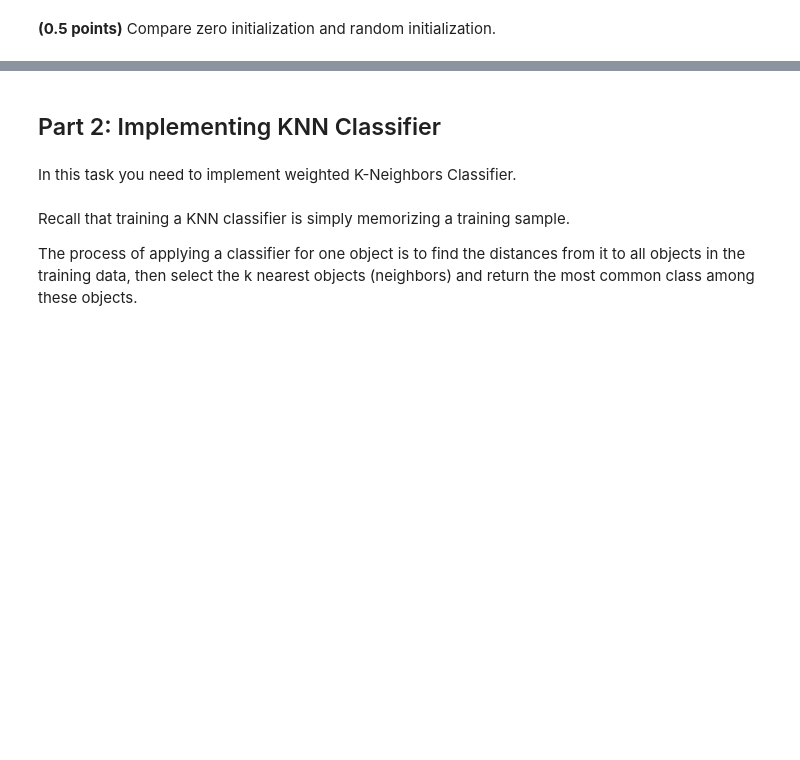
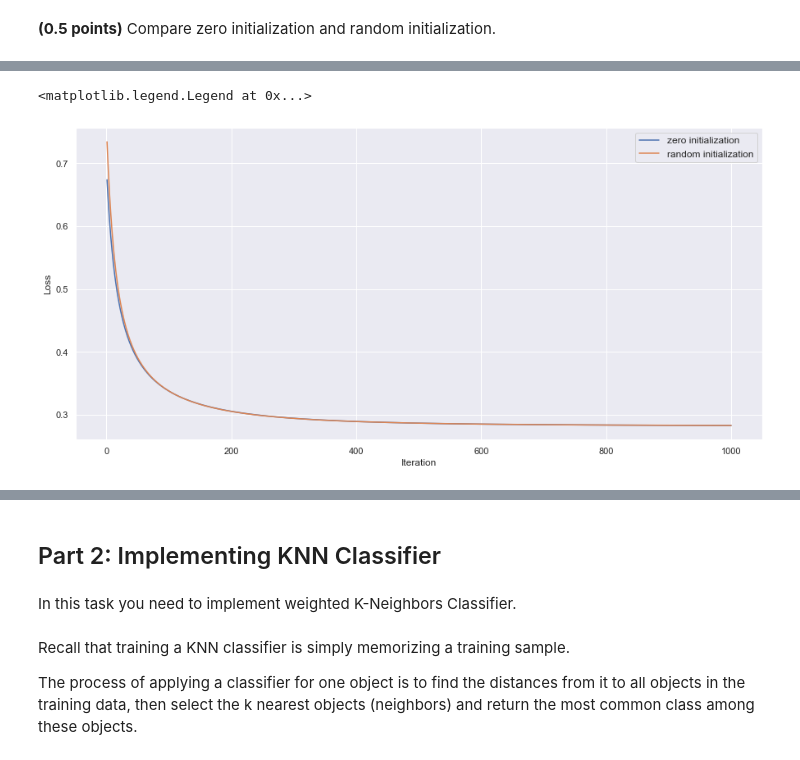
Before and after one commit to lizaveta56k/ML-22_2, a Jupyter notebook: task-5/hw_classification.ipynb, the cells around one changed output, grey strips where cells are left out. Saved outputs shown, nothing was run; the diff lists cells and outputs as text; code cells hidden in the pictures; blank space fills up the shorter version.

```diff
--- a/task-5/hw_classification.ipynb
+++ b/task-5/hw_classification.ipynb
@@ -281,0 +280,19 @@ plt.legend(labels=regularization_params, loc='best', fontsize=12)
+# %%
+## your code
+plt.figure(figsize=(15,7))
+plt.xlabel('Iteration')
+plt.ylabel('Loss')
+model_zero = CustomLogisticRegression(max_iter=1000, zero_init = True)
+model_random = CustomLogisticRegression(max_iter=1000, zero_init = False)
+
+model_zero.fit(X_train, y_train)
+x_zero = range(1, len(model_zero.loss_history)+1)
+sns.lineplot(x=[*x_zero], y=model_zero.loss_history)
+
+model_random.fit(X_train, y_train)
+x_random = range(1, len(model_random.loss_history)+1)
+sns.lineplot(x=[*x_random], y=model_random.loss_history)
+plt.legend(labels=['zero initialization' , 'random initialization'], loc='best', fontsize=12)
+# %% [output]
+<matplotlib.legend.Legend at 0x...>
+[figure, added]
```
Also changed, not shown: parts of 41 cells of this notebook.
